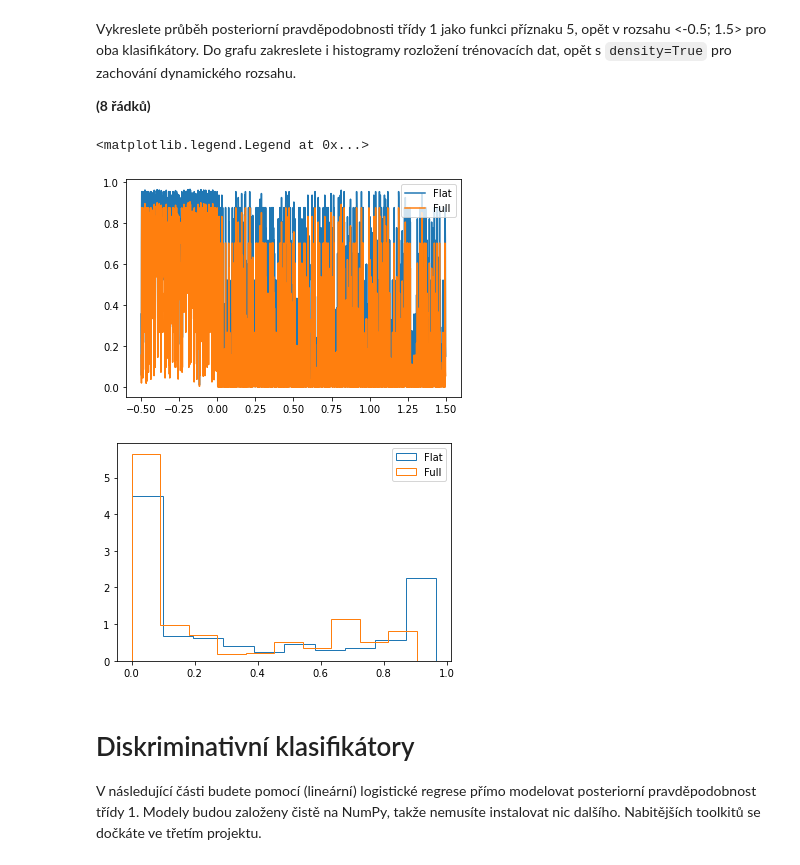
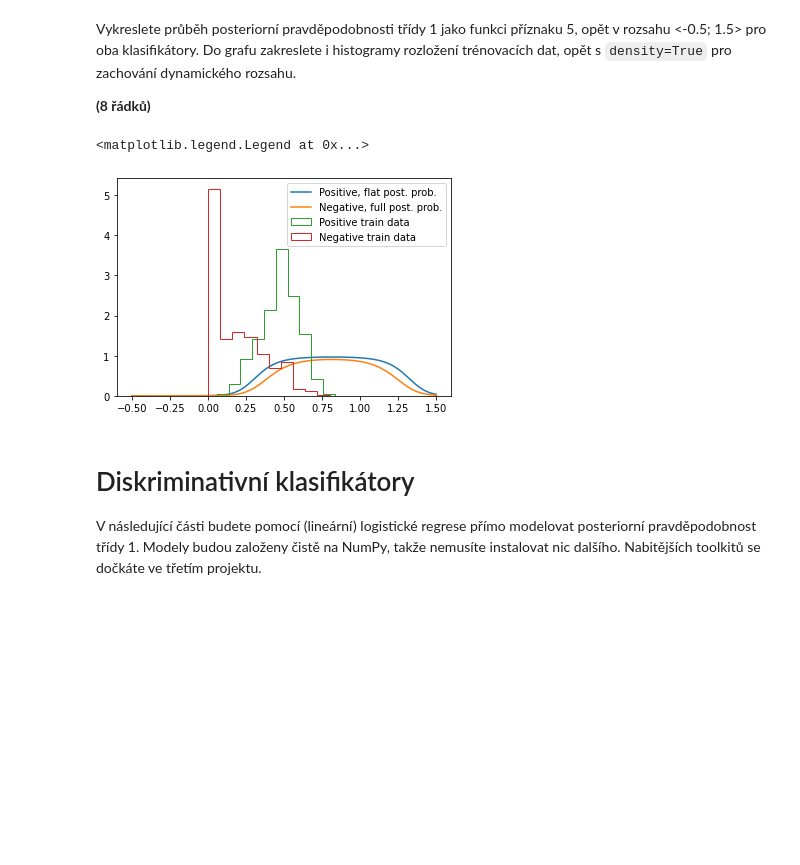
Before and after one commit to arconatt/SUI-machine_learning, a Jupyter notebook: zadani.ipynb, the cells around one changed output. Saved outputs shown, nothing was run; the diff lists cells and outputs as text; code cells hidden in the pictures; blank space fills up the shorter version.

```diff
--- a/zadani.ipynb
+++ b/zadani.ipynb
@@ -201,20 +193,15 @@ Do grafu zakreslete i histogramy rozložení trénovacích dat, opět s `density
 
 **(8 řádků)**
 # %%
-x_size = np.linspace(-0.5, 1.5, np.size(clas1))
-plt.figure()
-plt.plot(x_size, classifier_flat_prior.prob_class_1(val_dataset.xs[:, FOI]), label='Flat') #TODO ?
-plt.plot(x_size, classifier_full_prior.prob_class_1(val_dataset.xs[:, FOI]), label='Full')
+x_size = np.linspace(-0.5, 1.5, 1000)
+plt.plot(x_size, classifier_flat_prior.prob_class_1(x_size), label='Positive, flat post. prob.')
+plt.plot(x_size, classifier_full_prior.prob_class_1(x_size), label='Negative, full post. prob.')
+plt.hist(train_dataset.pos[:, FOI], histtype='step', label='Positive train data', density=True)
+plt.hist(train_dataset.neg[:, FOI], histtype='step', label='Negative train data', density=True)
 plt.legend()
-
-plt.figure()
-plt.hist(classifier_flat_prior.prob_class_1(val_dataset.xs[:, FOI]), histtype='step', label='Flat', density=True)
-plt.hist(classifier_full_prior.prob_class_1(val_dataset.xs[:, FOI]), histtype='step', label='Full', density=True)
-plt.legend()
 # %% [output]
 <matplotlib.legend.Legend at 0x...>
-[figure, old version]
+[figure, new version]
-[figure, removed]
 # %% [markdown]
 # Diskriminativní klasifikátory
 V následující části budete pomocí (lineární) logistické regrese přímo modelovat posteriorní pravděpodobnost třídy 1.
```
Also changed, not shown: parts of 2 cells of this notebook.
